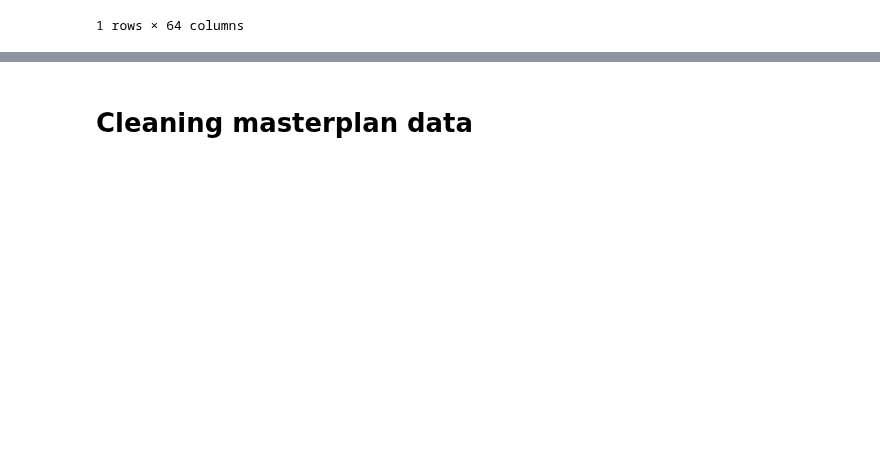
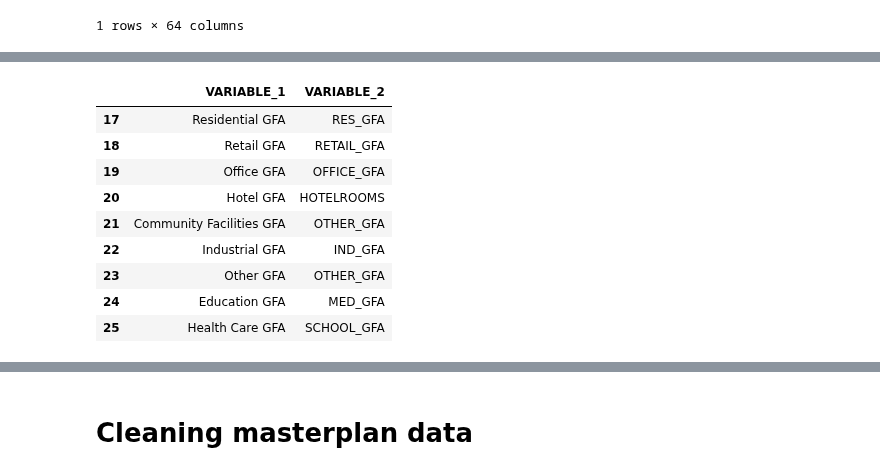
Before and after one commit to BuroHappoldLegacySoup/PlanCapitalLandModel, a Jupyter notebook: Module 1 Masterplan to TAZ Allocation.ipynb, the cells around one changed output, grey strips where cells are left out. Cells and saved outputs as stored; diff of their text form; code cells hidden in the pictures; blank space fills up the shorter version.

```diff
--- a/Module 1 Masterplan to TAZ Allocation.ipynb
+++ b/Module 1 Masterplan to TAZ Allocation.ipynb
@@ -53,3 +52,16 @@ tmp_summary_crosswalk.head(3)
+# %%
+mp_tmp_summary_crosswalk
+# %% [output]
+|  | VARIABLE_1 | VARIABLE_2 |
+| 17 | Residential GFA | RES_GFA |
+| 18 | Retail GFA | RETAIL_GFA |
+| 19 | Office GFA | OFFICE_GFA |
+| 20 | Hotel GFA | HOTELROOMS |
+| 21 | Community Facilities GFA | OTHER_GFA |
+| 22 | Industrial GFA | IND_GFA |
+| 23 | Other GFA | OTHER_GFA |
+| 24 | Education GFA | MED_GFA |
+| 25 | Health Care GFA | SCHOOL_GFA |
 # %%
 # Reading in unit size assumptions
 
```
Also changed, not shown: parts of 16 cells of this notebook, 2 other files.
